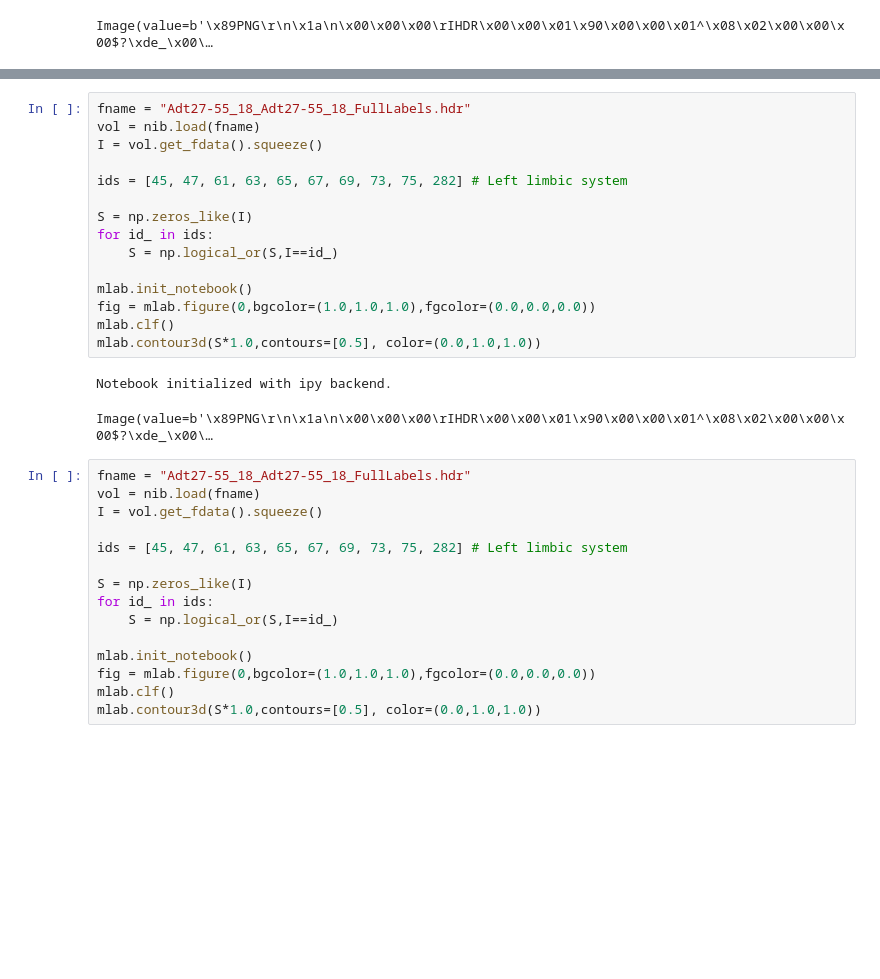
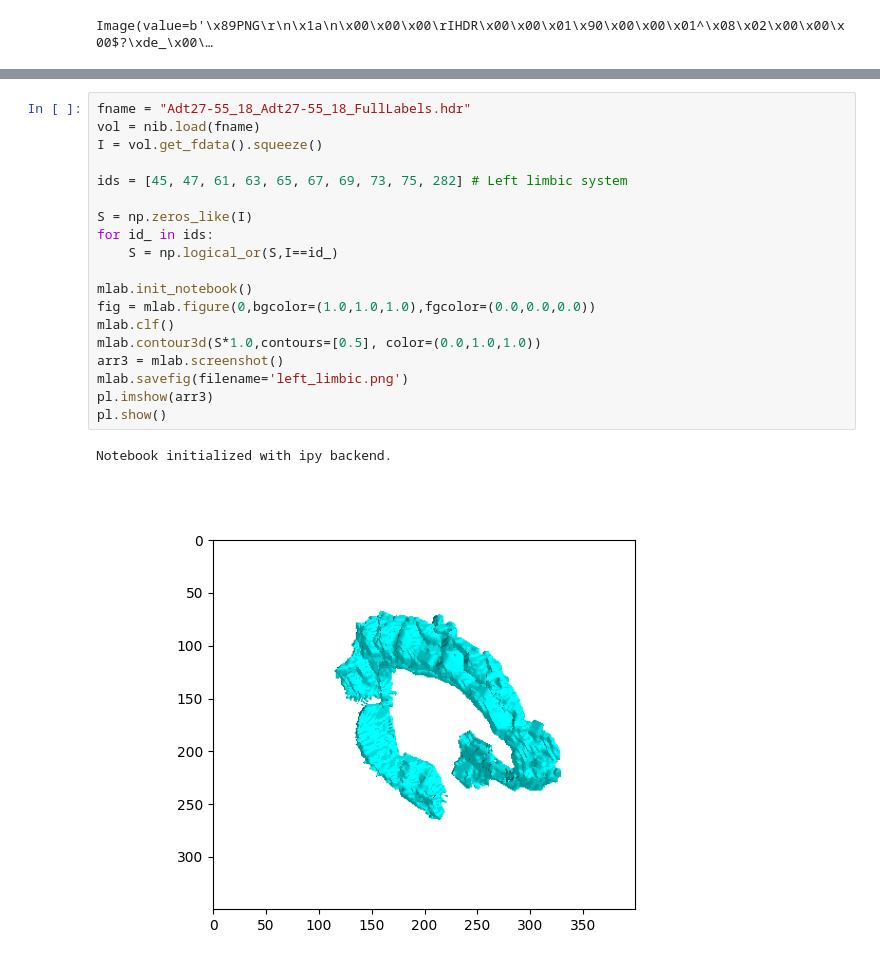
Before and after one commit to paige-lee/ontology_fwer, a Jupyter notebook: Code for real data/Drawing_Brain_Structures.ipynb, the cells around one changed output, grey strips where cells are left out. Cells and saved outputs as stored; diff of their text form; blank space fills up the shorter version.

```diff
--- a/Code for real data/Drawing_Brain_Structures.ipynb
+++ b/Code for real data/Drawing_Brain_Structures.ipynb
@@ -179,36 +188,25 @@ Image(value=b'\x89PNG\r\n\x1a\n\x00\x00\x00\rIHDR\x00\x00\x01\x90\x00\x00\x01^\x
 # %%
 fname = "Adt27-55_18_Adt27-55_18_FullLabels.hdr"
 vol = nib.load(fname)
 I = vol.get_fdata().squeeze()
 
 ids = [45, 47, 61, 63, 65, 67, 69, 73, 75, 282] # Left limbic system
 
 S = np.zeros_like(I)
 for id_ in ids:
     S = np.logical_or(S,I==id_)
 
 mlab.init_notebook()
 fig = mlab.figure(0,bgcolor=(1.0,1.0,1.0),fgcolor=(0.0,0.0,0.0))
 mlab.clf()
 mlab.contour3d(S*1.0,contours=[0.5], color=(0.0,1.0,1.0))
+arr3 = mlab.screenshot()
+mlab.savefig(filename='left_limbic.png')
+pl.imshow(arr3)
+pl.show()
 # %% [output]
 Notebook initialized with ipy backend.
-Image(value=b'\x89PNG\r\n\x1a\n\x00\x00\x00\rIHDR\x00\x00\x01\x90\x00\x00\x01^\x08\x02\x00\x00\x00$?\xde_\x00\…
+[figure, added]
-# %%
-fname = "Adt27-55_18_Adt27-55_18_FullLabels.hdr"
-vol = nib.load(fname)
-I = vol.get_fdata().squeeze()
-
-ids = [45, 47, 61, 63, 65, 67, 69, 73, 75, 282] # Left limbic system
-
-S = np.zeros_like(I)
-for id_ in ids:
-    S = np.logical_or(S,I==id_)
-
-mlab.init_notebook()
-fig = mlab.figure(0,bgcolor=(1.0,1.0,1.0),fgcolor=(0.0,0.0,0.0))
-mlab.clf()
-mlab.contour3d(S*1.0,contours=[0.5], color=(0.0,1.0,1.0))
 # %%
 fname = "Adt27-55_18_Adt27-55_18_FullLabels.hdr"
 vol = nib.load(fname)
```
Also changed, not shown: parts of 6 cells of this notebook, 5 other files.
